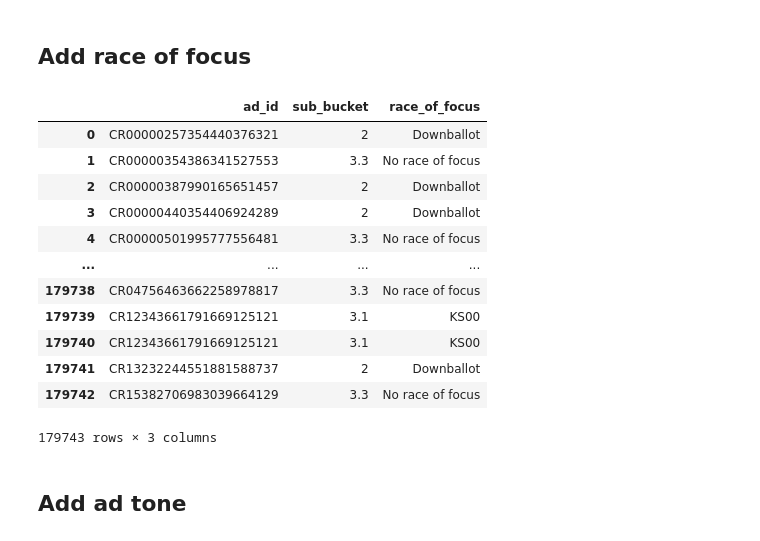
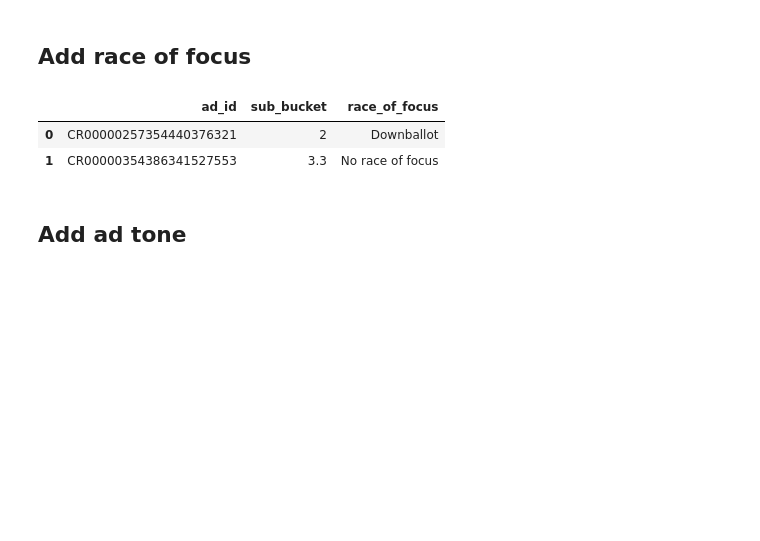
Before and after one commit to Wesleyan-Media-Project/data-post-production, a Jupyter notebook: 01-merge-results/02_merge_final_classification_results/create_google2022_var.ipynb, the cells around one changed output. Cells and saved outputs as stored; diff of their text form; code cells hidden in the pictures; blank space fills up the shorter version.

```diff
--- a/01-merge-results/02_merge_final_classification_results/create_google2022_var.ipynb
+++ b/01-merge-results/02_merge_final_classification_results/create_google2022_var.ipynb
@@ -28,21 +28,11 @@ df.shape
 # %%
 rof = pd.read_csv('../../../race_of_focus/data/race_of_focus_google_2022.csv')
 # %%
-rof
+rof.head(2)
 # %% [output]
 |  | ad_id | sub_bucket | race_of_focus |
 | 0 | CR00000257354440376321 | 2 | Downballot |
 | 1 | CR00000354386341527553 | 3.3 | No race of focus |
-| 2 | CR00000387990165651457 | 2 | Downballot |
-| 3 | CR00000440354406924289 | 2 | Downballot |
-| 4 | CR00000501995777556481 | 3.3 | No race of focus |
-| ... | ... | ... | ... |
-| 179738 | CR04756463662258978817 | 3.3 | No race of focus |
-| 179739 | CR12343661791669125121 | 3.1 | KS00 |
-| 179740 | CR12343661791669125121 | 3.1 | KS00 |
-| 179741 | CR13232244551881588737 | 2 | Downballot |
-| 179742 | CR15382706983039664129 | 3.3 | No race of focus |
-179743 rows × 3 columns
 # %%
 df = df.merge(rof, on='ad_id', how='left')
 # %% [markdown]
```
Also changed, not shown: parts of 13 cells of this notebook.
